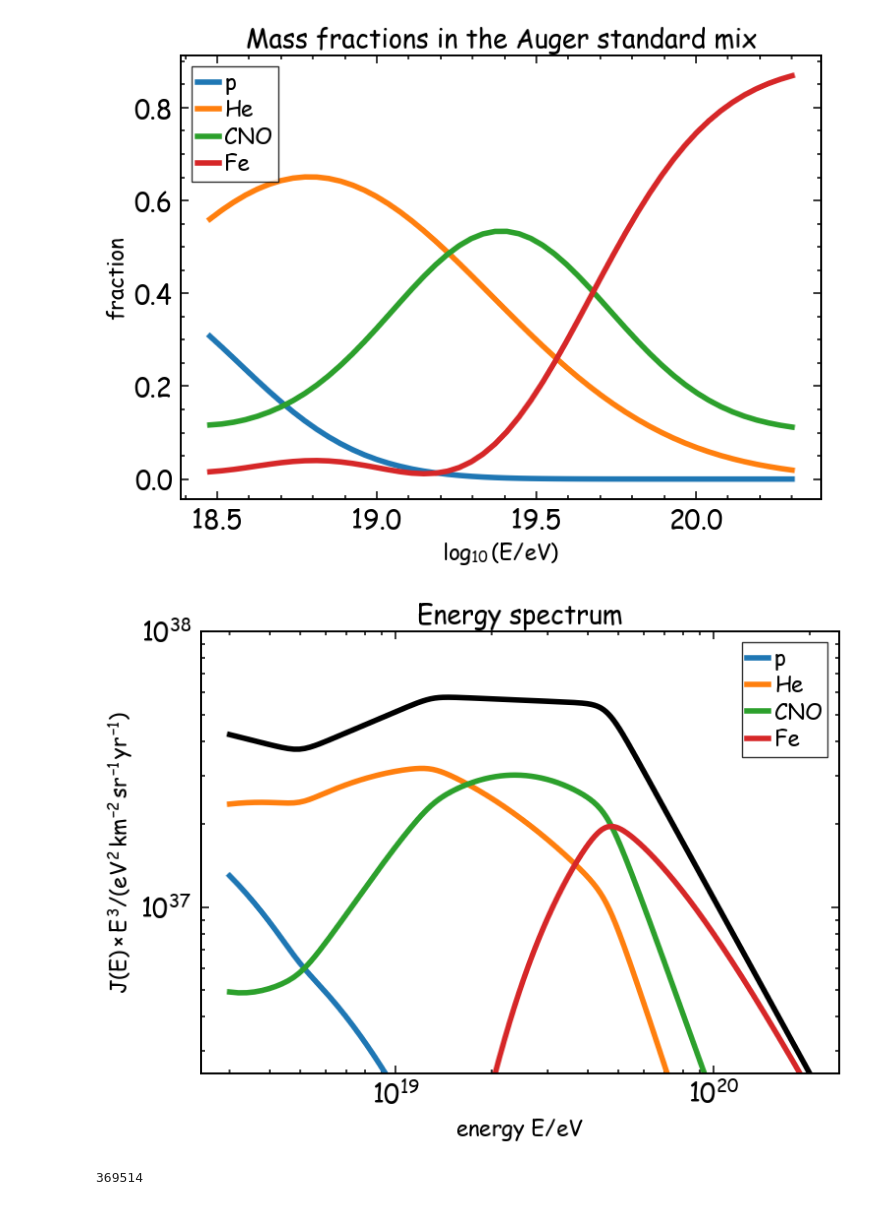
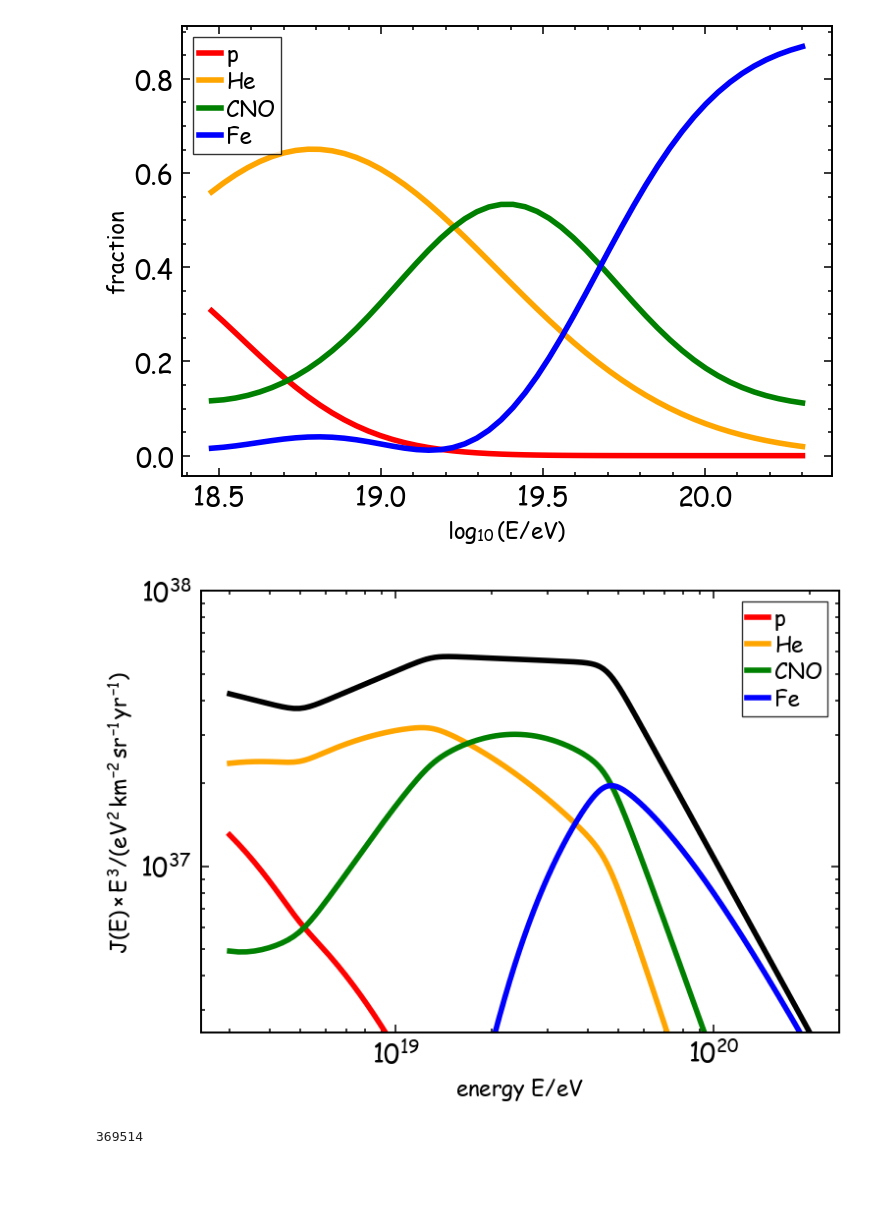
Before and after one commit to paolo-magnani/aixnet_simulations, a Jupyter notebook: simulation_lib.ipynb, the cells around one changed output. Cells and saved outputs as stored; diff of their text form; code cells hidden in the pictures; blank space fills up the shorter version.

Commit message:
added plots for presentation

```diff
--- a/simulation_lib.ipynb
+++ b/simulation_lib.ipynb
@@ -39,46 +54,47 @@ dict_keys(['dnn_axis', 'dnn_core', 'dnn_energy', 'dnn_xmax', 'event_id', 'auger_
 # %%
-names = {'p': 1, 'He': 4, 'CNO':16, 'Fe': 56}
+names = {'p': 1, 'He': 4, 'CNO': 16, 'Fe': 56}
+colors = {'p': 'red', 'He': 'orange', 'CNO': 'green', 'Fe': 'blue'}
 
 mf = mass_fractions()
 ene = np.linspace(np.log10(3e18),np.log10(200e18))
 
 plt.figure(figsize=(10,6))
 for name in names:
     if name == 'Fe':
-        plt.plot(ene, 1 - (mf.fraction_func('p', ene) + mf.fraction_func('He', ene) + mf.fraction_func('CNO', ene)), label=f'{name}', linewidth=4)
+        plt.plot(ene, 1 - (mf.fraction_func('p', ene) + mf.fraction_func('He', ene) + mf.fraction_func('CNO', ene)), label=f'{name}', linewidth=4, color=colors[name])
     else:
-        plt.plot(ene, mf.fraction_func(name, ene), label=f'{name}', linewidth=4)
+        plt.plot(ene, mf.fraction_func(name, ene), label=f'{name}', linewidth=4, color=colors[name])
 
 plt.xlabel(r'$\log_{10}(E/eV)$')
 plt.ylabel('fraction')
-plt.title('Mass fractions in the Auger standard mix')
+# plt.title('Mass fractions in the Auger standard mix')
 plt.legend()
 plt.show()
 
 es = energy_spectrum()
 ene2 = np.linspace((3e18),(200e18), 1000)
 ene3 = np.log10(ene2)
 
 plt.figure(figsize=(10,6))
 for name in names:
     if name == 'Fe':
         func = es.spectrum_func(ene2)*np.power(ene2, 3)*(1 - (mf.fraction_func('p', ene3) + mf.fraction_func('He', ene3) + mf.fraction_func('CNO', ene3)))
-        plt.plot(ene2, func, label=f'{name}', linewidth=4)
+        plt.plot(ene2, func, label=f'{name}', linewidth=4, color=colors[name])
     else:
         func = es.spectrum_func(ene2)*np.power(ene2, 3)*mf.fraction_func(name, ene3)
-        plt.plot(ene2, func, label=f'{name}', linewidth=4)
+        plt.plot(ene2, func, label=f'{name}', linewidth=4, color=colors[name])
 plt.plot(ene2, es.spectrum_func(ene2)*np.power(ene2, 3), color='k', linewidth=4)
 plt.xlabel(r'energy $E / eV$')
 plt.ylabel(r'$J(E)\times E^3 / (eV^2\, km^{-2} \, sr^{-1} \, yr^{-1})$')
-plt.title('Energy spectrum')
+# plt.title('Energy spectrum')
 plt.xscale('log')
 plt.yscale('log')
 plt.ylim(np.min(es.spectrum_func(ene2)*np.power(ene2, 3)), 1e38)
 plt.legend()
 plt.show()
 # %% [output]
-[figure, old version]
+[figure, new version]
-[figure, old version]
+[figure, new version]
 # %%
 print(len(dd['energy']))
 
```
Also changed, not shown: parts of 4 cells of this notebook, 3 other files.
